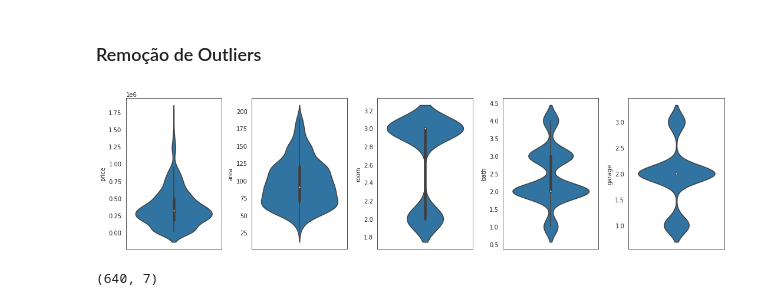
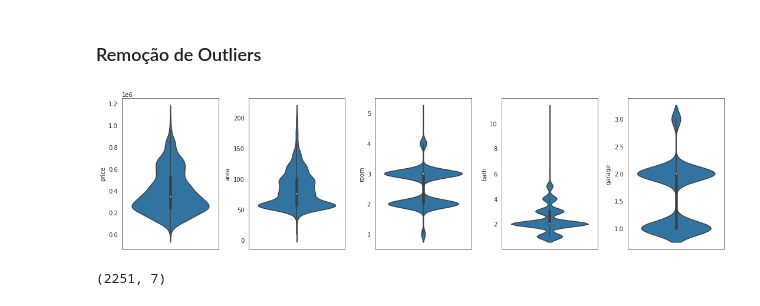
Before and after one commit to felipedidier/calculadora_de_aluguel, a Jupyter notebook: Tratamento_de_dados.ipynb, the cells around one changed output. Cells and saved outputs as stored; diff of their text form; code cells hidden in the pictures.

```diff
--- a/Tratamento_de_dados.ipynb
+++ b/Tratamento_de_dados.ipynb
@@ -277,0 +260,11 @@ Name: neigh, Length: 96, dtype: int64
+# %%
+zonasul = ['Zona Sul', 'Ponta Negra', 'Capim Macio', 'Lagoa Nova', 'Candelária', 'Neópolis', 'Pitimbu', 'Nova Descoberta', 'Cidade Satelite', 'Cidade Jardim', 'Alagamar']
+zonaleste = ['Zona Leste', 'Tirol', 'Barro Vermelho', 'Petrópolis', 'Ribeira', 'Alecrim', 'Lagoa Seca', 'Cidade Alta', 'Areia Preta', 'Praia do Meio', 'Santos Reis']
+zonaoeste = ['Zona Oeste', 'Planalto', 'Dix-sept Rosado', 'Nossa Senhora de Nazaré', 'Cidade da Esperança', 'Rocas', 'Cidade Nova', 'Guarapés', 'Bom Pastor']
+grandenatal = ['Grande Natal', 'Macaiba','PARNAMIRIM','Cidade Verde']
+zonanorte = ['Zona Norte', 'Pajuçara', 'Zona Norte', 'Redinha']
+fora_da_cidade = ['Fora da cidade', 'Altiplano Cabo Branco', 'Manaíra', 'Ponta De Campina', 'Vila Cabral', 'Camboinha', 'Bela Vista', 'Catole', 'Sao Jose', 'Lauritzen', 'Cabo Branco', 'Tambaú']
+# %%
+for zona in [zonasul, zonaleste, zonaoeste, grandenatal, zonanorte, fora_da_cidade]:
+  for bairro in zona:
+    df['neigh'] = np.where(df['neigh'] == bairro, zona[0], df['neigh'])
@@ -323,4 +323,4 @@ df2 = df.copy()
 # %%
 def z_score_remove(df, col):
   z = np.abs(stats.zscore(df[col]))
-  return df[(z<2)]
+  return df[(z<3)]
@@ -333,19 +327,23 @@ df2 = z_score_remove(df2, 'garage')
+# %%
+df = z_score_remove(df, 'price')
+df = z_score_remove(df, 'area')
+df = z_score_remove(df, 'garage')
 # %%
 fig, axes = plt.subplots(nrows=1, ncols=5)
 fig.set_size_inches(15,4)
 
 for i in range(5):
-  sns.violinplot(data= df2, y = feat_num[i], ax=axes[i])
+  sns.violinplot(data= df, y = feat_num[i], ax=axes[i])
 
 plt.tight_layout()
 
 plt.show()
 # %% [output]
-[figure, old version]
+[figure, new version]
 # %%
-df2.shape
+df.shape
 # %% [output]
-(640, 7)
+(2251, 7)
 # %%
 sns.pairplot(df[feat_num])
 # %% [output]
```
Also changed, not shown: parts of 46 cells of this notebook.
